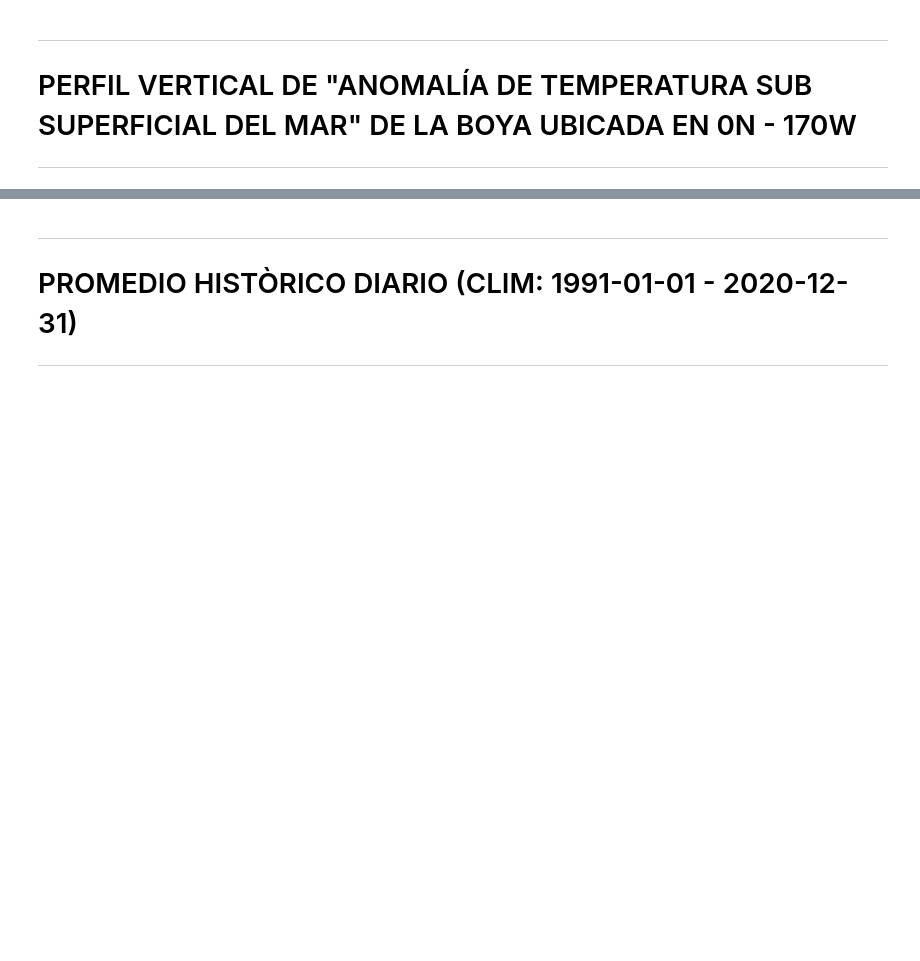
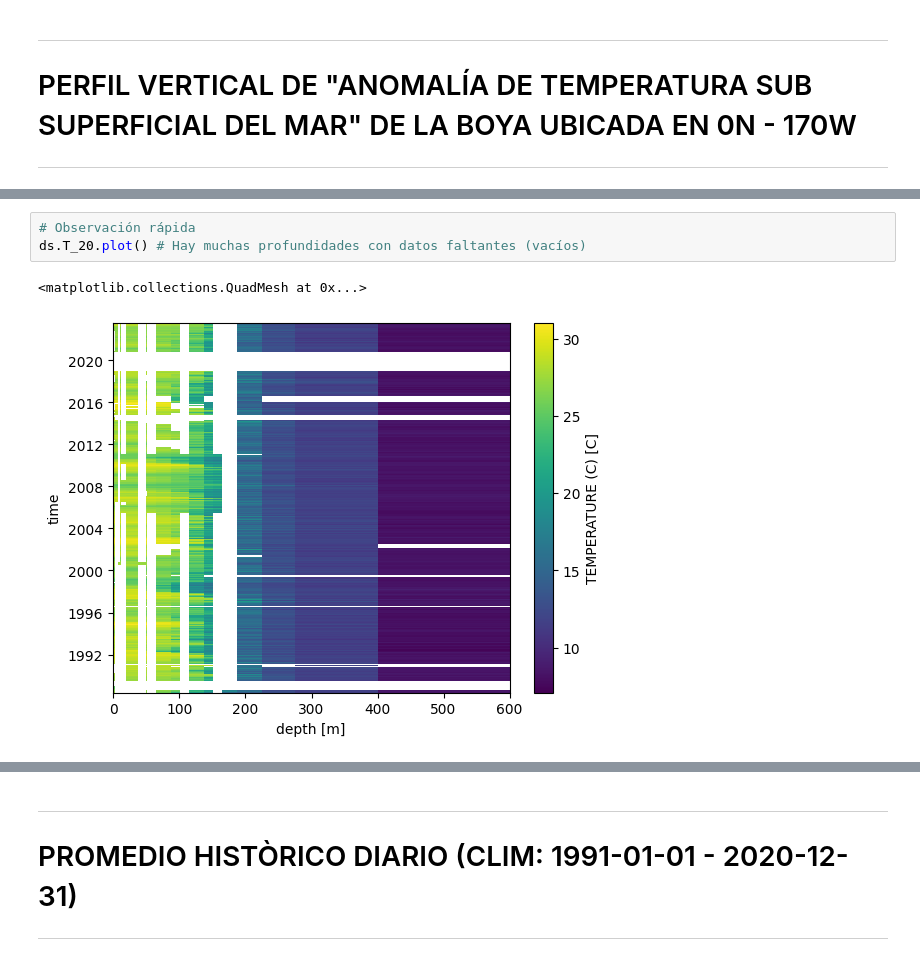
Before and after one commit to MaicolDLC/OCEANOGRAFIA-UNALM, a Jupyter notebook: BOYA 0N-170W/AnomalíaTempsubSuperficial_BOYA_0N_170W.ipynb, the cells around one changed output, grey strips where cells are left out. Saved outputs shown, nothing was run; the diff lists cells and outputs as text; blank space fills up the shorter version.

```diff
--- a/BOYA 0N-170W/AnomalíaTempsubSuperficial_BOYA_0N_170W.ipynb
+++ b/BOYA 0N-170W/AnomalíaTempsubSuperficial_BOYA_0N_170W.ipynb
@@ -82,0 +79,6 @@ Attributes:
+# %%
+# Observación rápida
+ds.T_20.plot() # Hay muchas profundidades con datos faltantes (vacíos)
+# %% [output]
+<matplotlib.collections.QuadMesh at 0x...>
+[figure, added]
```
Also changed, not shown: parts of 23 cells of this notebook, 1 other file.
